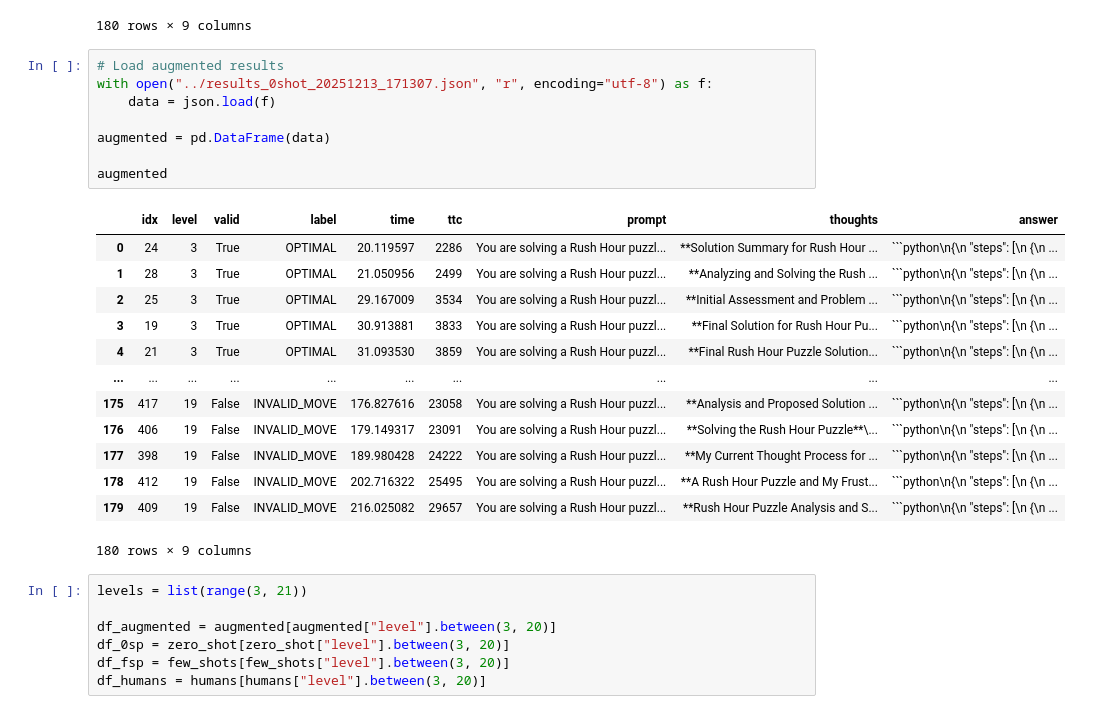
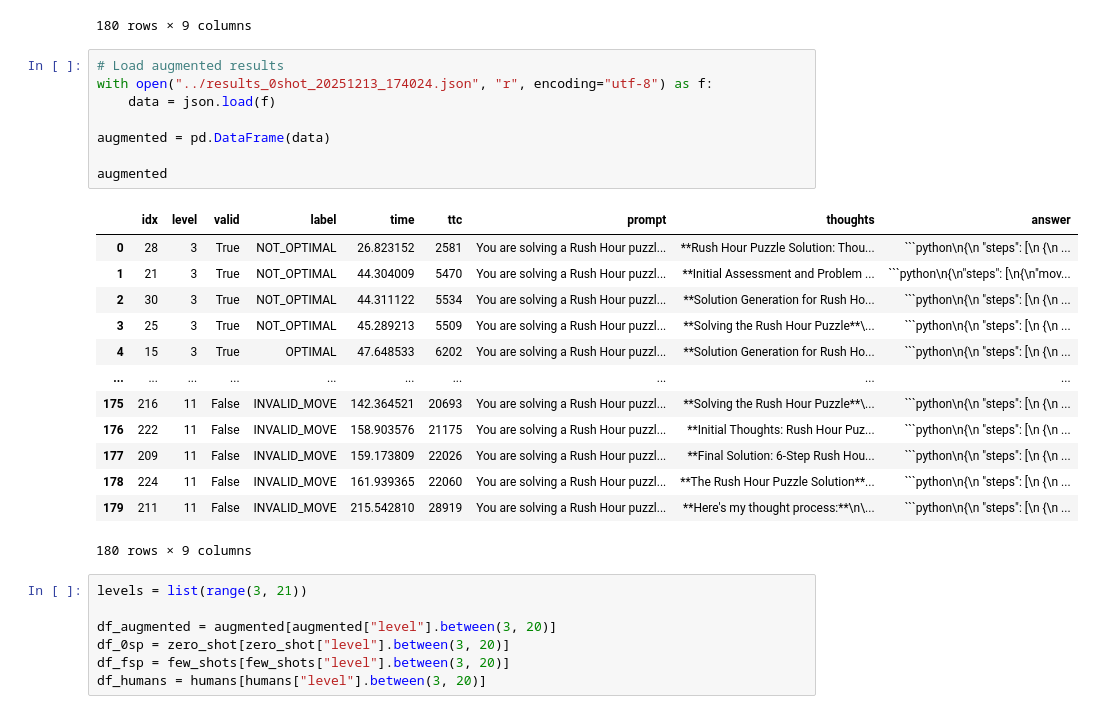
Before and after one commit to saintsauceee/visual-cot, a Jupyter notebook: analysis/generate_plot.ipynb, the cells around one changed output. Cells and saved outputs as stored; diff of their text form.

````diff
--- a/analysis/generate_plot.ipynb
+++ b/analysis/generate_plot.ipynb
@@ -82,25 +82,25 @@ zero_shot
 180 rows × 9 columns
 # %%
 # Load augmented results
-with open("../results_0shot_20251213_171307.json", "r", encoding="utf-8") as f:
+with open("../results_0shot_20251213_174024.json", "r", encoding="utf-8") as f:
     data = json.load(f)
 
 augmented = pd.DataFrame(data)
 
 augmented
 # %% [output]
 |  | idx | level | valid | label | time | ttc | prompt | thoughts | answer |
-| 0 | 24 | 3 | True | OPTIMAL | 20.119597 | 2286 | You are solving a Rush Hour puzzl... | **Solution Summary for Rush Hour ... | ```python\n{\n "steps": [\n {\n ... |
-| 1 | 28 | 3 | True | OPTIMAL | 21.050956 | 2499 | You are solving a Rush Hour puzzl... | **Analyzing and Solving the Rush ... | ```python\n{\n "steps": [\n {\n ... |
-| 2 | 25 | 3 | True | OPTIMAL | 29.167009 | 3534 | You are solving a Rush Hour puzzl... | **Initial Assessment and Problem ... | ```python\n{\n "steps": [\n {\n ... |
-| 3 | 19 | 3 | True | OPTIMAL | 30.913881 | 3833 | You are solving a Rush Hour puzzl... | **Final Solution for Rush Hour Pu... | ```python\n{\n "steps": [\n {\n ... |
-| 4 | 21 | 3 | True | OPTIMAL | 31.093530 | 3859 | You are solving a Rush Hour puzzl... | **Final Rush Hour Puzzle Solution... | ```python\n{\n "steps": [\n {\n ... |
+| 0 | 28 | 3 | True | NOT_OPTIMAL | 26.823152 | 2581 | You are solving a Rush Hour puzzl... | **Rush Hour Puzzle Solution: Thou... | ```python\n{\n "steps": [\n {\n ... |
+| 1 | 21 | 3 | True | NOT_OPTIMAL | 44.304009 | 5470 | You are solving a Rush Hour puzzl... | **Initial Assessment and Problem ... | ```python\n{\n"steps": [\n{\n"mov... |
+| 2 | 30 | 3 | True | NOT_OPTIMAL | 44.311122 | 5534 | You are solving a Rush Hour puzzl... | **Solution Generation for Rush Ho... | ```python\n{\n "steps": [\n {\n ... |
+| 3 | 25 | 3 | True | NOT_OPTIMAL | 45.289213 | 5509 | You are solving a Rush Hour puzzl... | **Solving the Rush Hour Puzzle**\... | ```python\n{\n "steps": [\n {\n ... |
+| 4 | 15 | 3 | True | OPTIMAL | 47.648533 | 6202 | You are solving a Rush Hour puzzl... | **Solution Generation for Rush Ho... | ```python\n{\n "steps": [\n {\n ... |
 | ... | ... | ... | ... | ... | ... | ... | ... | ... | ... |
-| 175 | 417 | 19 | False | INVALID_MOVE | 176.827616 | 23058 | You are solving a Rush Hour puzzl... | **Analysis and Proposed Solution ... | ```python\n{\n "steps": [\n {\n ... |
-| 176 | 406 | 19 | False | INVALID_MOVE | 179.149317 | 23091 | You are solving a Rush Hour puzzl... | **Solving the Rush Hour Puzzle**\... | ```python\n{\n "steps": [\n {\n ... |
-| 177 | 398 | 19 | False | INVALID_MOVE | 189.980428 | 24222 | You are solving a Rush Hour puzzl... | **My Current Thought Process for ... | ```python\n{\n "steps": [\n {\n ... |
-| 178 | 412 | 19 | False | INVALID_MOVE | 202.716322 | 25495 | You are solving a Rush Hour puzzl... | **A Rush Hour Puzzle and My Frust... | ```python\n{\n "steps": [\n {\n ... |
-| 179 | 409 | 19 | False | INVALID_MOVE | 216.025082 | 29657 | You are solving a Rush Hour puzzl... | **Rush Hour Puzzle Analysis and S... | ```python\n{\n "steps": [\n {\n ... |
+| 175 | 216 | 11 | False | INVALID_MOVE | 142.364521 | 20693 | You are solving a Rush Hour puzzl... | **Solving the Rush Hour Puzzle**\... | ```python\n{\n "steps": [\n {\n ... |
+| 176 | 222 | 11 | False | INVALID_MOVE | 158.903576 | 21175 | You are solving a Rush Hour puzzl... | **Initial Thoughts: Rush Hour Puz... | ```python\n{\n "steps": [\n {\n ... |
+| 177 | 209 | 11 | False | INVALID_MOVE | 159.173809 | 22026 | You are solving a Rush Hour puzzl... | **Final Solution: 6-Step Rush Hou... | ```python\n{\n "steps": [\n {\n ... |
+| 178 | 224 | 11 | False | INVALID_MOVE | 161.939365 | 22060 | You are solving a Rush Hour puzzl... | **The Rush Hour Puzzle Solution**... | ```python\n{\n "steps": [\n {\n ... |
+| 179 | 211 | 11 | False | INVALID_MOVE | 215.542810 | 28919 | You are solving a Rush Hour puzzl... | **Here's my thought process:**\n\... | ```python\n{\n "steps": [\n {\n ... |
 180 rows × 9 columns
 # %%
 levels = list(range(3, 21))
````
Also changed, not shown: parts of 4 cells of this notebook.
